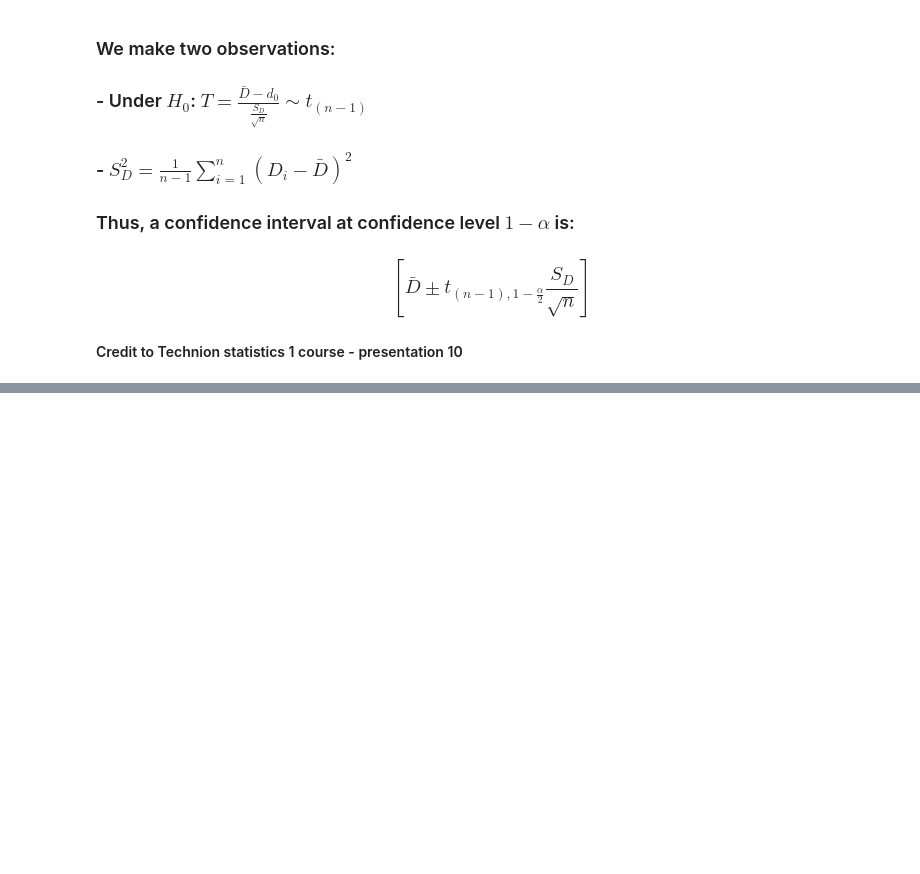
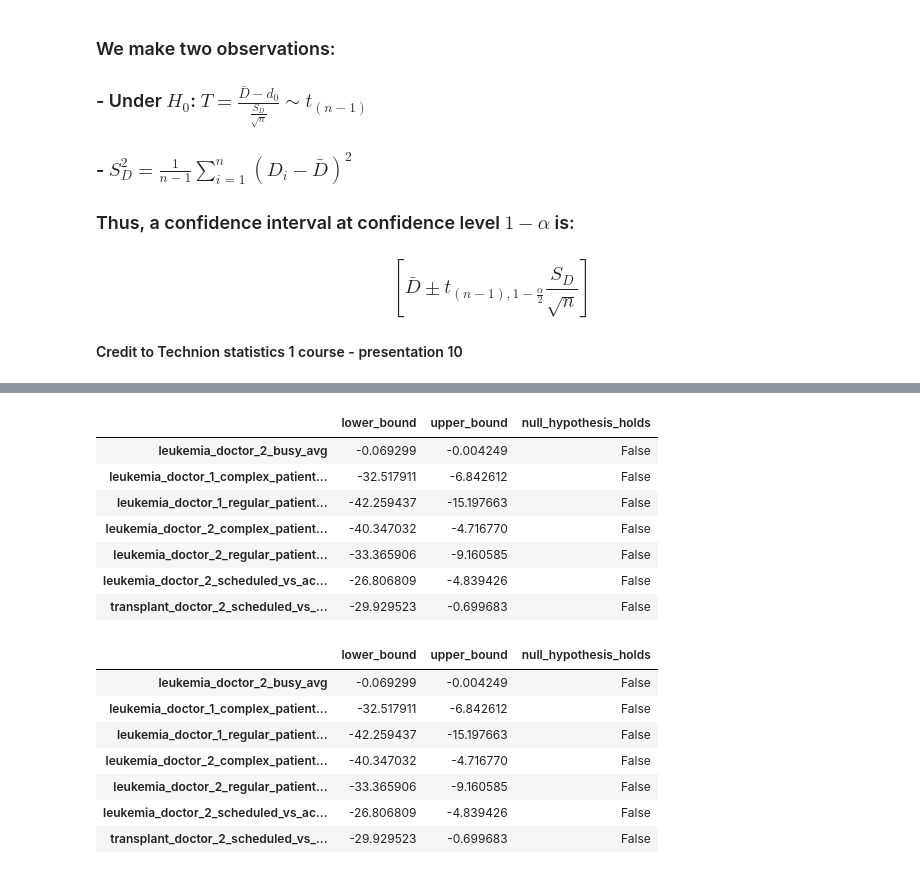
Before and after one commit to JWolloch/Ramabam-Hematology-Deptartment, a Jupyter notebook: simulation/statistical_analysis.ipynb, the cells around one changed output, grey strips where cells are left out. Cells and saved outputs as stored; diff of their text form; code cells hidden in the pictures; blank space fills up the shorter version.

```diff
--- a/simulation/statistical_analysis.ipynb
+++ b/simulation/statistical_analysis.ipynb
@@ -170,0 +216,19 @@ False
+# %%
+csv_of_results(current_vs_multi_queue_personalized_state, "differences_current_vs_multi_queue_personalized_state")
+# %% [output]
+|  | lower_bound | upper_bound | null_hypothesis_holds |
+| leukemia_doctor_2_busy_avg | -0.069299 | -0.004249 | False |
+| leukemia_doctor_1_complex_patient... | -32.517911 | -6.842612 | False |
+| leukemia_doctor_1_regular_patient... | -42.259437 | -15.197663 | False |
+| leukemia_doctor_2_complex_patient... | -40.347032 | -4.716770 | False |
+| leukemia_doctor_2_regular_patient... | -33.365906 | -9.160585 | False |
+| leukemia_doctor_2_scheduled_vs_ac... | -26.806809 | -4.839426 | False |
+| transplant_doctor_2_scheduled_vs_... | -29.929523 | -0.699683 | False |
+|  | lower_bound | upper_bound | null_hypothesis_holds |
+| leukemia_doctor_2_busy_avg | -0.069299 | -0.004249 | False |
+| leukemia_doctor_1_complex_patient... | -32.517911 | -6.842612 | False |
+| leukemia_doctor_1_regular_patient... | -42.259437 | -15.197663 | False |
+| leukemia_doctor_2_complex_patient... | -40.347032 | -4.716770 | False |
+| leukemia_doctor_2_regular_patient... | -33.365906 | -9.160585 | False |
+| leukemia_doctor_2_scheduled_vs_ac... | -26.806809 | -4.839426 | False |
+| transplant_doctor_2_scheduled_vs_... | -29.929523 | -0.699683 | False |
```
Also changed, not shown: parts of 17 cells of this notebook, 15 other files.
